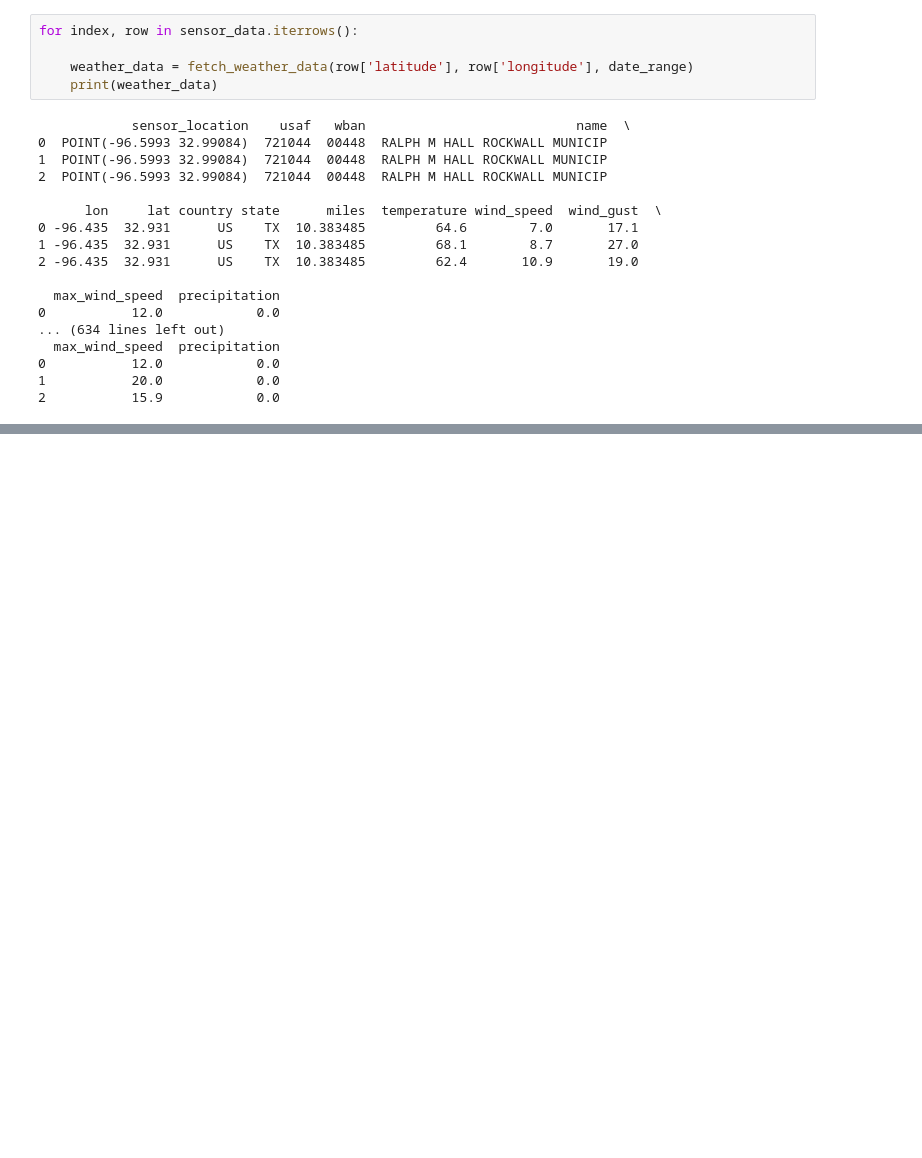
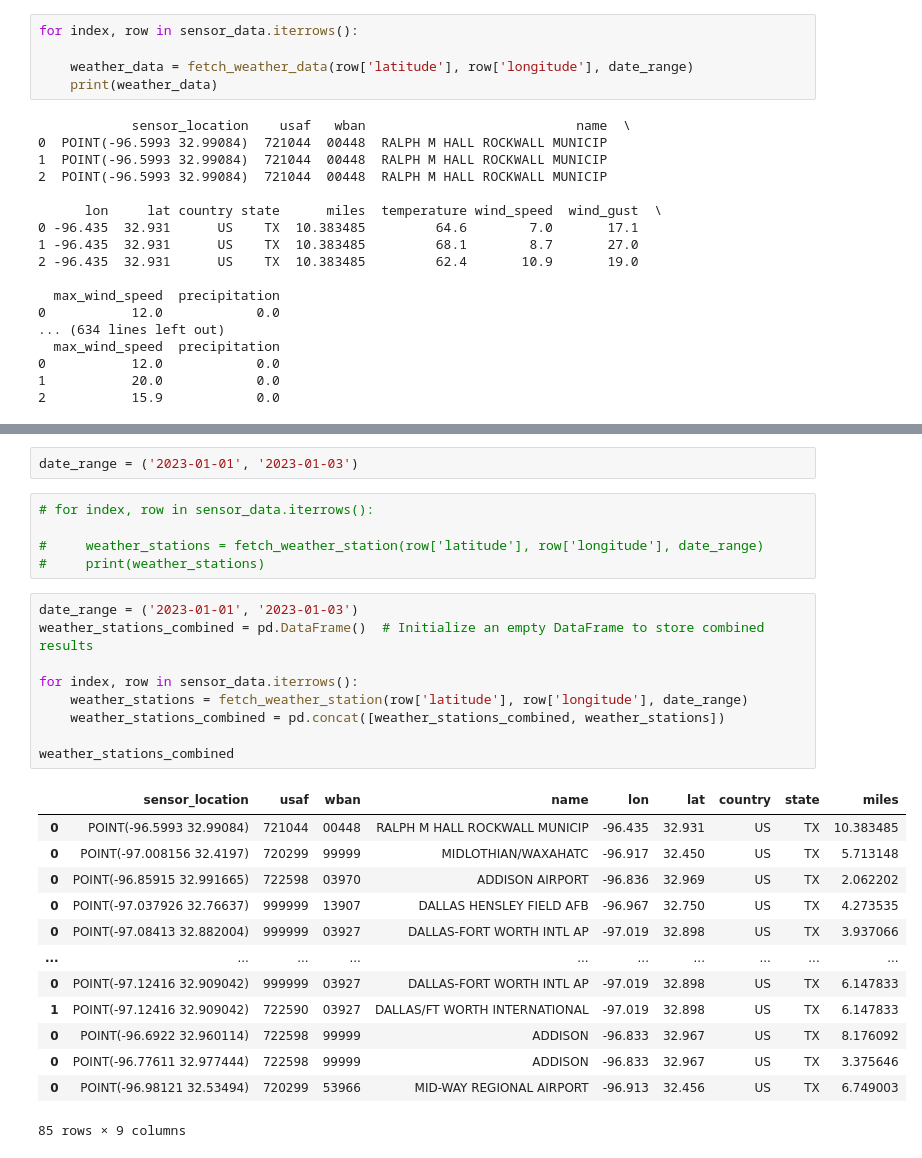
Before and after one commit to siwa-p/Air-quality-monitoring-and-prediction-using-PurpleAir-data, a Jupyter notebook: notebooks/merging_weatherdata_to_sensor_data.ipynb, the cells around one changed output, grey strips where cells are left out. Cells and saved outputs as stored; diff of their text form; blank space fills up the shorter version.

Commit message:
getting closest weather stations for each of the sensors

```diff
--- a/notebooks/merging_weatherdata_to_sensor_data.ipynb
+++ b/notebooks/merging_weatherdata_to_sensor_data.ipynb
@@ -204,0 +244,30 @@ for index, row in sensor_data.iterrows():
+# %%
+date_range = ('2023-01-01', '2023-01-03')
+# %%
+# for index, row in sensor_data.iterrows():
+
+#     weather_stations = fetch_weather_station(row['latitude'], row['longitude'], date_range)
+#     print(weather_stations)
+# %%
+date_range = ('2023-01-01', '2023-01-03')
+weather_stations_combined = pd.DataFrame()  # Initialize an empty DataFrame to store combined results
+
+for index, row in sensor_data.iterrows():
+    weather_stations = fetch_weather_station(row['latitude'], row['longitude'], date_range)
+    weather_stations_combined = pd.concat([weather_stations_combined, weather_stations])
+
+weather_stations_combined
+# %% [output]
+|  | sensor_location | usaf | wban | name | lon | lat | country | state | miles |
+| 0 | POINT(-96.5993 32.99084) | 721044 | 00448 | RALPH M HALL ROCKWALL MUNICIP | -96.435 | 32.931 | US | TX | 10.383485 |
+| 0 | POINT(-97.008156 32.4197) | 720299 | 99999 | MIDLOTHIAN/WAXAHATC | -96.917 | 32.450 | US | TX | 5.713148 |
+| 0 | POINT(-96.85915 32.991665) | 722598 | 03970 | ADDISON AIRPORT | -96.836 | 32.969 | US | TX | 2.062202 |
+| 0 | POINT(-97.037926 32.76637) | 999999 | 13907 | DALLAS HENSLEY FIELD AFB | -96.967 | 32.750 | US | TX | 4.273535 |
+| 0 | POINT(-97.08413 32.882004) | 999999 | 03927 | DALLAS-FORT WORTH INTL AP | -97.019 | 32.898 | US | TX | 3.937066 |
+| ... | ... | ... | ... | ... | ... | ... | ... | ... | ... |
+| 0 | POINT(-97.12416 32.909042) | 999999 | 03927 | DALLAS-FORT WORTH INTL AP | -97.019 | 32.898 | US | TX | 6.147833 |
+| 1 | POINT(-97.12416 32.909042) | 722590 | 03927 | DALLAS/FT WORTH INTERNATIONAL | -97.019 | 32.898 | US | TX | 6.147833 |
+| 0 | POINT(-96.6922 32.960114) | 722598 | 99999 | ADDISON | -96.833 | 32.967 | US | TX | 8.176092 |
+| 0 | POINT(-96.77611 32.977444) | 722598 | 99999 | ADDISON | -96.833 | 32.967 | US | TX | 3.375646 |
+| 0 | POINT(-96.98121 32.53494) | 720299 | 53966 | MID-WAY REGIONAL AIRPORT | -96.913 | 32.456 | US | TX | 6.749003 |
+85 rows × 9 columns
```
Also changed, not shown: parts of 10 cells of this notebook.
